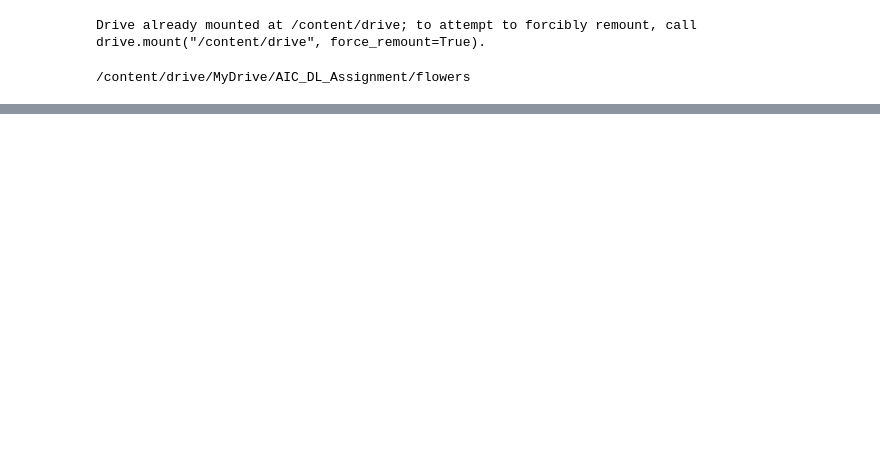
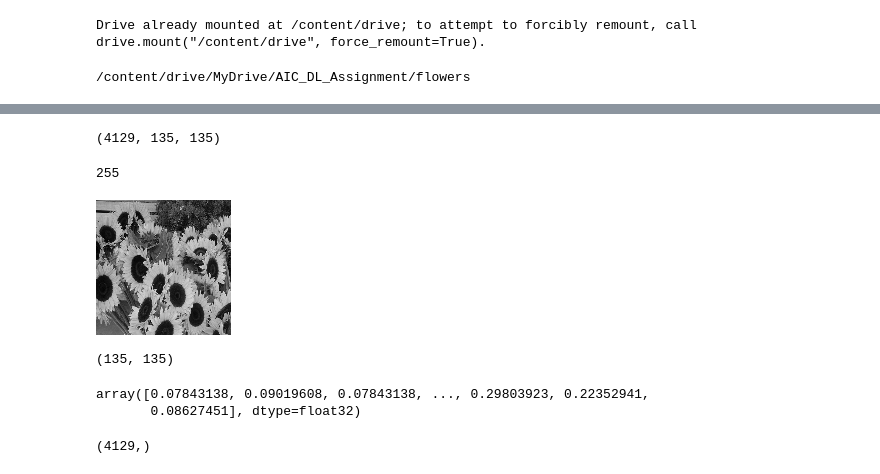
Before and after one commit to Naeemayub/DL_Assignments-Naeem-AyuB-PIAIC150415, a Jupyter notebook: Flower Recognition/flowers.ipynb, the cells around one changed output, grey strips where cells are left out. Drawn from its saved outputs; the diff is of its cells as text; code cells hidden in the pictures; blank space fills up the shorter version.

```diff
--- a/Flower Recognition/flowers.ipynb
+++ b/Flower Recognition/flowers.ipynb
@@ -216,0 +47,4 @@ Epoch 100/100
+# %%
+
+
+folders = os.listdir('/content/drive/MyDrive/AIC_DL_Assignment/flowers/')
@@ -216,0 +55,21 @@ Epoch 100/100
+# %%
+folders.remove('.ipynb_checkpoints')
+# %%
+X = []
+Y = []
+# Read Images
+height = 135
+width = 135
+for folder in folders:
+    linked_file = os.path.join(location, folder)
+    for img in os.listdir(linked_file):
+        image = cv2.imread(os.path.join(linked_file, img), cv2.IMREAD_GRAYSCALE)
+        print(image)
+        try:
+          image = cv2.resize(image, (height, width))
+          print(image.shape)
+        except:
+          break
+
+        X.append(np.array(image))
+        Y.append(str(folder))
@@ -216,0 +94,21 @@ Epoch 100/100
+# %%
+X = np.array(X)
+print(X.shape)
+# %% [output]
+(4129, 135, 135)
+# %%
+print(X.max())
+# %% [output]
+255
+# %%
+from google.colab.patches import cv2_imshow
+
+cv2_imshow(X[660])
+cv2.waitKey(0)
+cv2.destroyAllWindows()
+# %% [output]
+[figure, added]
+# %%
+X[0].shape
+# %% [output]
+(135, 135)
@@ -216,0 +118,10 @@ Epoch 100/100
+# %%
+X[0]
+# %% [output]
+array([0.07843138, 0.09019608, 0.07843138, ..., 0.29803923, 0.22352941,
+       0.08627451], dtype=float32)
+# %%
+Y = np.array(Y)
+print(Y.shape)
+# %% [output]
+(4129,)
```
Also changed, not shown: parts of 43 cells of this notebook.
